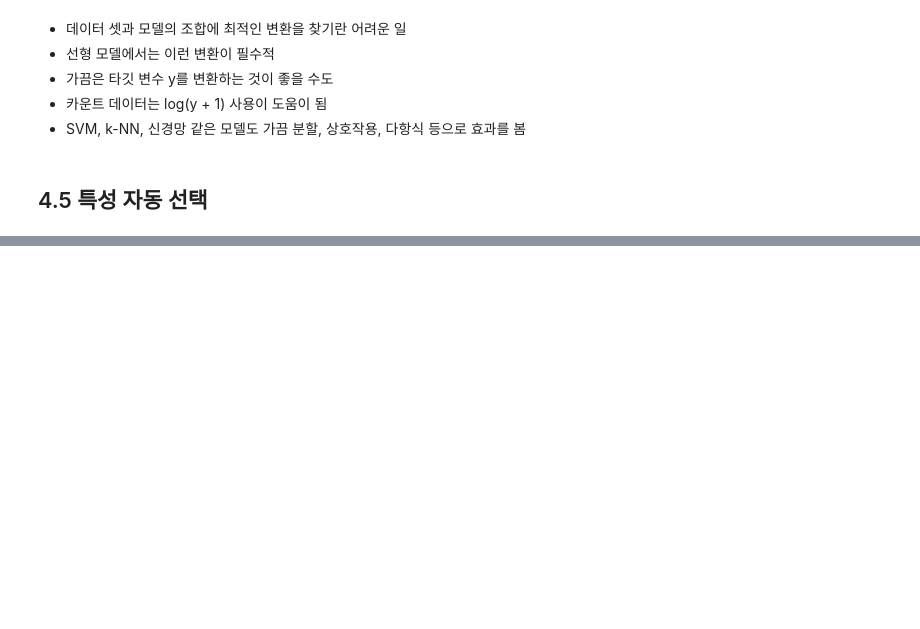
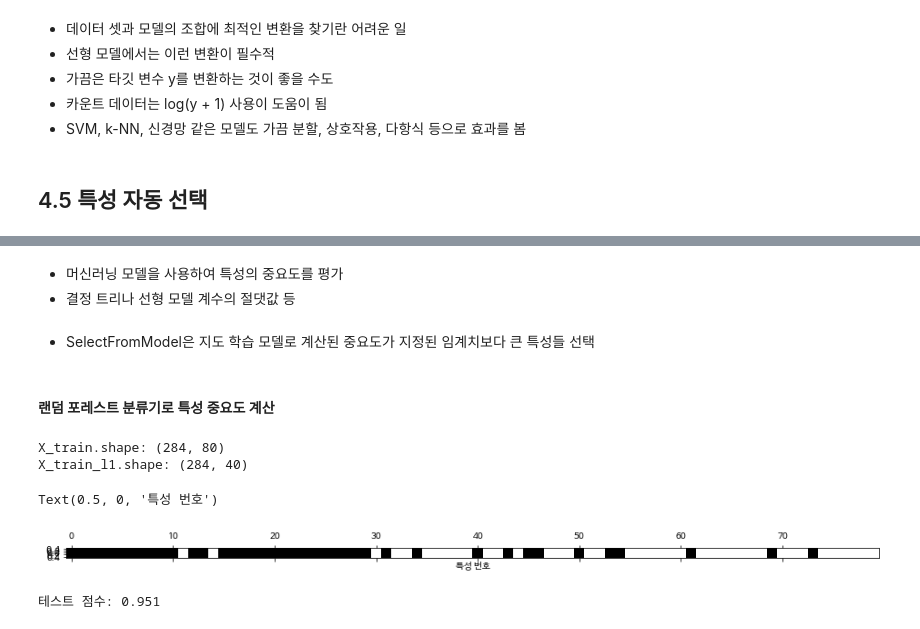
Before and after one commit to skz2356/Pycode, a Jupyter notebook: Introduction_ML/IML_4.ipynb, the cells around one changed output, grey strips where cells are left out. Drawn from its saved outputs; the diff is of its cells as text; code cells hidden in the pictures; blank space fills up the shorter version.

```diff
--- a/Introduction_ML/IML_4.ipynb
+++ b/Introduction_ML/IML_4.ipynb
@@ -479,0 +559,34 @@ print("테스트 점수: {:.3f}".format(score))
+# %% [markdown]
+- 머신러닝 모델을 사용하여 특성의 중요도를 평가
+- 결정 트리나 선형 모델 계수의 절댓값 등
+# %%
+from sklearn.feature_selection import SelectFromModel
+from sklearn.ensemble import RandomForestClassifier
+select = SelectFromModel(
+    RandomForestClassifier(n_estimators=100, random_state=42),
+    threshold="median")
+# %% [markdown]
+- SelectFromModel은 지도 학습 모델로 계산된 중요도가 지정된 임계치보다 큰 특성들 선택
+# %% [markdown]
+#### 랜덤 포레스트 분류기로 특성 중요도 계산
+# %%
+select.fit(X_train, y_train)
+X_train_l1 = select.transform(X_train)
+print("X_train.shape: {}".format(X_train.shape))
+print("X_train_l1.shape: {}".format(X_train_l1.shape))
+# %% [output]
+X_train.shape: (284, 80)
+X_train_l1.shape: (284, 40)
+# %%
+mask = select.get_support()
+plt.matshow(mask.reshape(1, -1), cmap='gray_r')
+plt.xlabel("특성 번호")
+# %% [output]
+Text(0.5, 0, '특성 번호')
+[figure, added]
+# %%
+X_test_l1 = select.transform(X_test)
+score = LogisticRegression().fit(X_train_l1, y_train).score(X_test_l1, y_test)
+print("테스트 점수: {:.3f}".format(score))
+# %% [output]
+테스트 점수: 0.951
```
Also changed, not shown: parts of 46 cells of this notebook, 2 other files.
